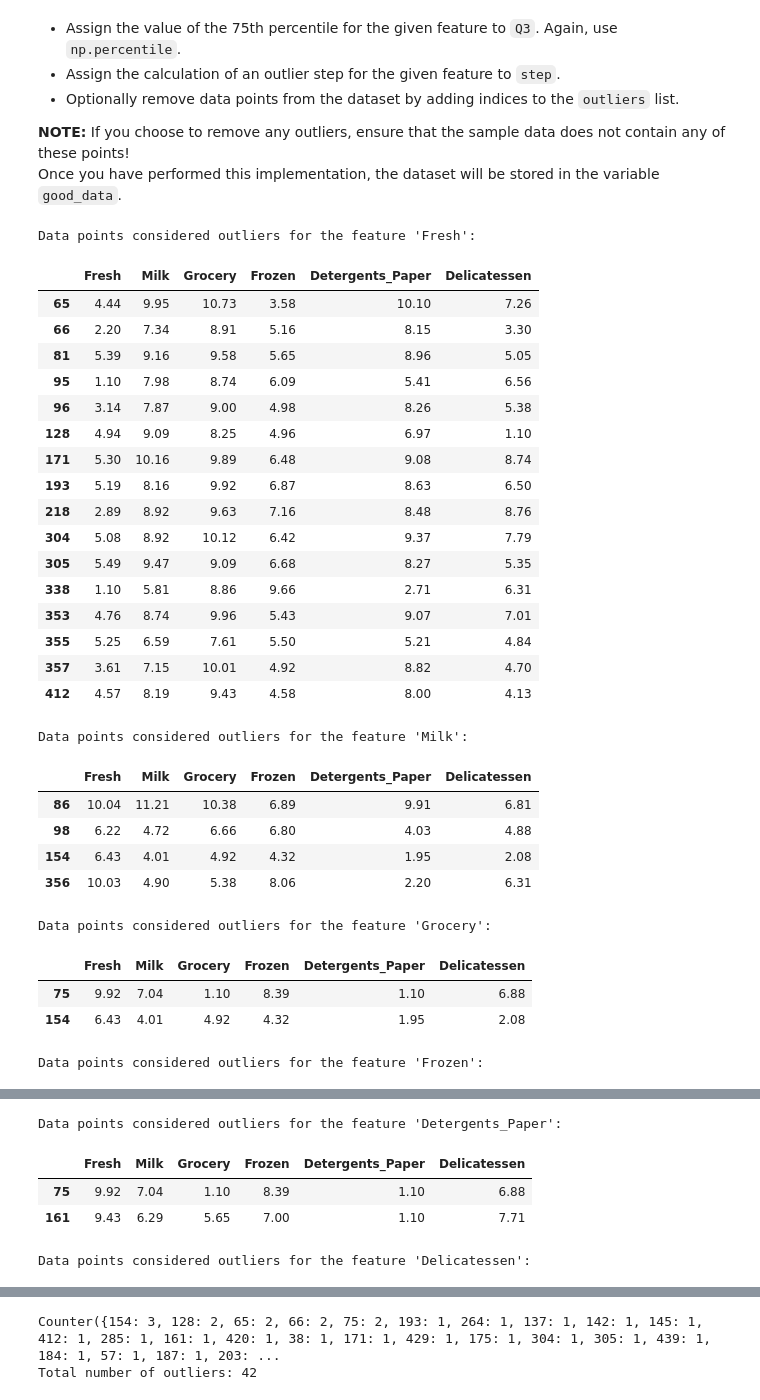
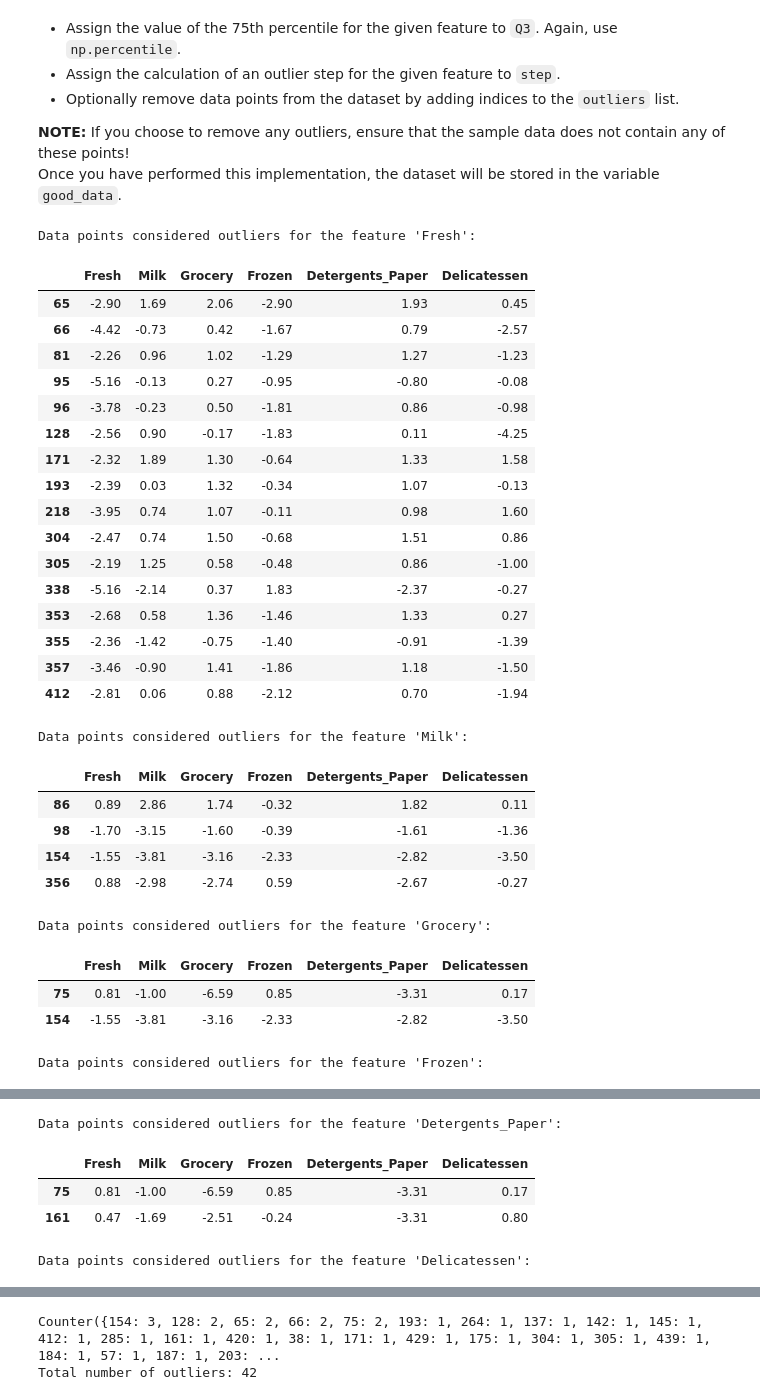
Before and after one commit to TomLin/MLND-practice, a Jupyter notebook: Practice_customer_segments/customer_segments.ipynb, the cells around one changed output, grey strips where cells are left out. Drawn from its saved outputs; the diff is of its cells as text; code cells hidden in the pictures.

```diff
--- a/Practice_customer_segments/customer_segments.ipynb
+++ b/Practice_customer_segments/customer_segments.ipynb
@@ -180,12 +180,22 @@ In the code block below, you will need to implement the following:
  - Assign a copy of the data to `log_data` after applying logarithmic scaling. Use the `np.log` function for this.
  - Assign a copy of the sample data to `log_samples` after applying logarithmic scaling. Again, use `np.log`.
 # %%
+from sklearn.preprocessing import StandardScaler
 # TODO: Scale the data using the natural logarithm
 log_data = np.log(data)
 
 # TODO: Scale the sample data using the natural logarithm
 log_samples = np.log(samples)
 
+# with the advice from mentor, I further scales the log_data to standardized log_data
+scaler = StandardScaler()
+scaler.fit(log_data)
+log_data_std = pd.DataFrame(scaler.transform(log_data), \
+                            index = log_data.index.values, columns = log_data.columns.values)
+log_samples_std = pd.DataFrame(scaler.transform(log_samples), \
+                               index = log_samples.index.values, columns = log_samples.columns.values)
+
+
 # Produce a scatter matrix for each pair of newly-transformed features
-pd.plotting.scatter_matrix(log_data, alpha = 0.3, figsize = (14,8), diagonal = 'kde');
+pd.plotting.scatter_matrix(log_data_std, alpha = 0.3, figsize = (14,8), diagonal = 'kde');
 # %% [output]
@@ -218,61 +228,61 @@ Once you have performed this implementation, the dataset will be stored in the v
 # %%
 # For each feature find the data points with extreme high or low values
 outliers_count = [] # used for collecting index of outlier, including duplicates
 outliers_set = set() # taking advantage of the property of sets to collect unique index and drop out the duplicates
-for feature in log_data.keys():
+for feature in log_data_std.keys():
 
     # TODO: Calculate Q1 (25th percentile of the data) for the given feature
-    Q1 = np.percentile(a = log_data[feature], q = 25)
+    Q1 = np.percentile(a = log_data_std[feature], q = 25)
 
     # TODO: Calculate Q3 (75th percentile of the data) for the given feature
-    Q3 = np.percentile(a = log_data[feature], q = 75)
+    Q3 = np.percentile(a = log_data_std[feature], q = 75)
 
     # TODO: Use the interquartile range to calculate an outlier step (1.5 times the interquartile range)
     step = 1.5*(Q3-Q1)
 
     # Display the outliers
     print "Data points considered outliers for the feature '{}':".format(feature)
-    display(log_data[~((log_data[feature] >= Q1 - step) & (log_data[feature] <= Q3 + step))])
-    drop_index = log_data[~((log_data[feature] >= Q1 - step) & (log_data[feature] <= Q3 + step))].index.values
+    display(log_data_std[~((log_data_std[feature] >= Q1 - step) & (log_data_std[feature] <= Q3 + step))])
+    drop_index = log_data_std[~((log_data_std[feature] >= Q1 - step) & (log_data_std[feature] <= Q3 + step))].index.values
     outliers_count.extend(drop_index)
 
     drop_index = set(drop_index)
     outliers_set = outliers_set.union(drop_index)
 
 
 # OPTIONAL: Select the indices for data points you wish to remove
 outliers = list(outliers_set) # convert type from set to list
 
 # Remove the outliers, if any were specified
-good_data = log_data.drop(log_data.index[outliers]).reset_index(drop = True)
+good_data = log_data_std.drop(log_data_std.index[outliers]).reset_index(drop = True)
 # %% [output]
 Data points considered outliers for the feature 'Fresh':
 |  | Fresh | Milk | Grocery | Frozen | Detergents_Paper | Delicatessen |
-| 65 | 4.44 | 9.95 | 10.73 | 3.58 | 10.10 | 7.26 |
-| 66 | 2.20 | 7.34 | 8.91 | 5.16 | 8.15 | 3.30 |
-| 81 | 5.39 | 9.16 | 9.58 | 5.65 | 8.96 | 5.05 |
-| 95 | 1.10 | 7.98 | 8.74 | 6.09 | 5.41 | 6.56 |
-| 96 | 3.14 | 7.87 | 9.00 | 4.98 | 8.26 | 5.38 |
-| 128 | 4.94 | 9.09 | 8.25 | 4.96 | 6.97 | 1.10 |
-| 171 | 5.30 | 10.16 | 9.89 | 6.48 | 9.08 | 8.74 |
-| 193 | 5.19 | 8.16 | 9.92 | 6.87 | 8.63 | 6.50 |
-| 218 | 2.89 | 8.92 | 9.63 | 7.16 | 8.48 | 8.76 |
-| 304 | 5.08 | 8.92 | 10.12 | 6.42 | 9.37 | 7.79 |
-| 305 | 5.49 | 9.47 | 9.09 | 6.68 | 8.27 | 5.35 |
-| 338 | 1.10 | 5.81 | 8.86 | 9.66 | 2.71 | 6.31 |
-| 353 | 4.76 | 8.74 | 9.96 | 5.43 | 9.07 | 7.01 |
-| 355 | 5.25 | 6.59 | 7.61 | 5.50 | 5.21 | 4.84 |
-| 357 | 3.61 | 7.15 | 10.01 | 4.92 | 8.82 | 4.70 |
-| 412 | 4.57 | 8.19 | 9.43 | 4.58 | 8.00 | 4.13 |
+| 65 | -2.90 | 1.69 | 2.06 | -2.90 | 1.93 | 0.45 |
+| 66 | -4.42 | -0.73 | 0.42 | -1.67 | 0.79 | -2.57 |
+| 81 | -2.26 | 0.96 | 1.02 | -1.29 | 1.27 | -1.23 |
+| 95 | -5.16 | -0.13 | 0.27 | -0.95 | -0.80 | -0.08 |
+| 96 | -3.78 | -0.23 | 0.50 | -1.81 | 0.86 | -0.98 |
+| 128 | -2.56 | 0.90 | -0.17 | -1.83 | 0.11 | -4.25 |
+| 171 | -2.32 | 1.89 | 1.30 | -0.64 | 1.33 | 1.58 |
+| 193 | -2.39 | 0.03 | 1.32 | -0.34 | 1.07 | -0.13 |
+| 218 | -3.95 | 0.74 | 1.07 | -0.11 | 0.98 | 1.60 |
+| 304 | -2.47 | 0.74 | 1.50 | -0.68 | 1.51 | 0.86 |
+| 305 | -2.19 | 1.25 | 0.58 | -0.48 | 0.86 | -1.00 |
+| 338 | -5.16 | -2.14 | 0.37 | 1.83 | -2.37 | -0.27 |
+| 353 | -2.68 | 0.58 | 1.36 | -1.46 | 1.33 | 0.27 |
+| 355 | -2.36 | -1.42 | -0.75 | -1.40 | -0.91 | -1.39 |
+| 357 | -3.46 | -0.90 | 1.41 | -1.86 | 1.18 | -1.50 |
+| 412 | -2.81 | 0.06 | 0.88 | -2.12 | 0.70 | -1.94 |
 Data points considered outliers for the feature 'Milk':
 |  | Fresh | Milk | Grocery | Frozen | Detergents_Paper | Delicatessen |
-| 86 | 10.04 | 11.21 | 10.38 | 6.89 | 9.91 | 6.81 |
-| 98 | 6.22 | 4.72 | 6.66 | 6.80 | 4.03 | 4.88 |
-| 154 | 6.43 | 4.01 | 4.92 | 4.32 | 1.95 | 2.08 |
-| 356 | 10.03 | 4.90 | 5.38 | 8.06 | 2.20 | 6.31 |
+| 86 | 0.89 | 2.86 | 1.74 | -0.32 | 1.82 | 0.11 |
+| 98 | -1.70 | -3.15 | -1.60 | -0.39 | -1.61 | -1.36 |
+| 154 | -1.55 | -3.81 | -3.16 | -2.33 | -2.82 | -3.50 |
+| 356 | 0.88 | -2.98 | -2.74 | 0.59 | -2.67 | -0.27 |
 Data points considered outliers for the feature 'Grocery':
 |  | Fresh | Milk | Grocery | Frozen | Detergents_Paper | Delicatessen |
-| 75 | 9.92 | 7.04 | 1.10 | 8.39 | 1.10 | 6.88 |
-| 154 | 6.43 | 4.01 | 4.92 | 4.32 | 1.95 | 2.08 |
+| 75 | 0.81 | -1.00 | -6.59 | 0.85 | -3.31 | 0.17 |
+| 154 | -1.55 | -3.81 | -3.16 | -2.33 | -2.82 | -3.50 |
 Data points considered outliers for the feature 'Frozen':
 |  | Fresh | Milk | Grocery | Frozen | Detergents_Paper | Delicatessen |
@@ -289,6 +299,6 @@ Data points considered outliers for the feature 'Frozen':
 Data points considered outliers for the feature 'Detergents_Paper':
 |  | Fresh | Milk | Grocery | Frozen | Detergents_Paper | Delicatessen |
-| 75 | 9.92 | 7.04 | 1.10 | 8.39 | 1.10 | 6.88 |
-| 161 | 9.43 | 6.29 | 5.65 | 7.00 | 1.10 | 7.71 |
+| 75 | 0.81 | -1.00 | -6.59 | 0.85 | -3.31 | 0.17 |
+| 161 | 0.47 | -1.69 | -2.51 | -0.24 | -3.31 | 0.80 |
 Data points considered outliers for the feature 'Delicatessen':
 |  | Fresh | Milk | Grocery | Frozen | Detergents_Paper | Delicatessen |
```
Also changed, not shown: parts of 25 cells of this notebook, 5 other files.
